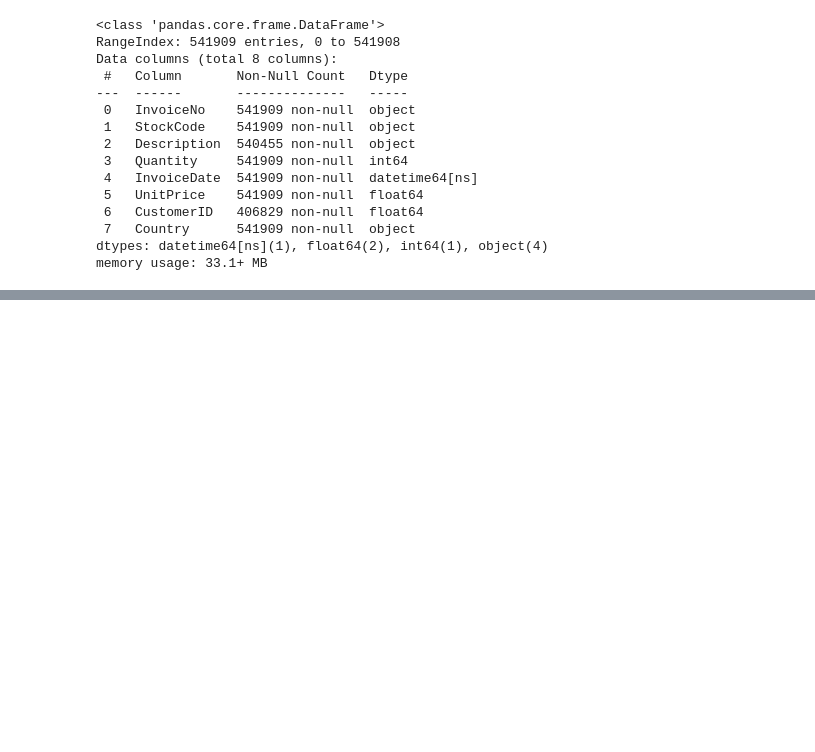
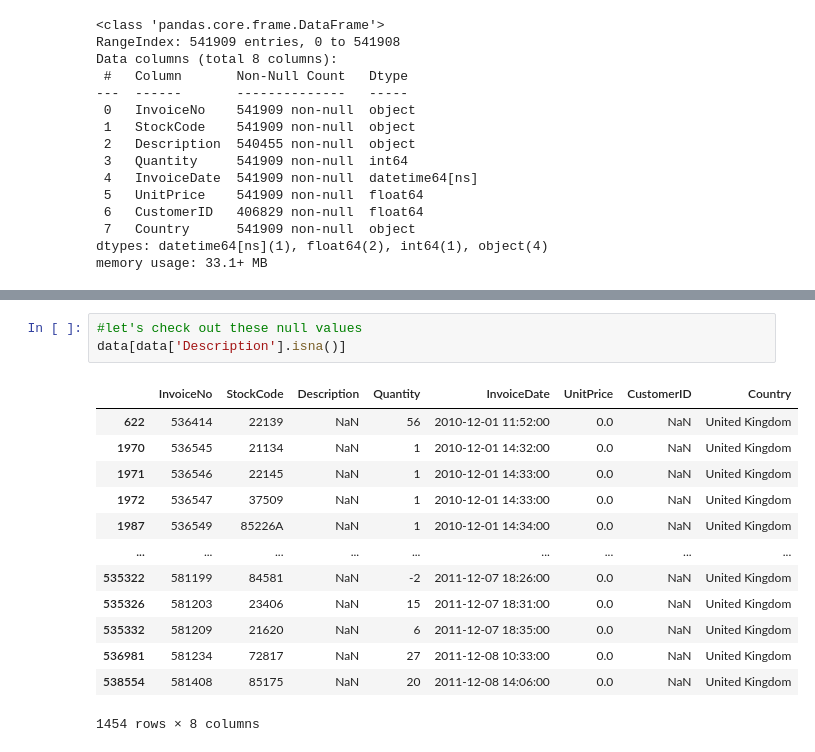
Before and after one commit to ajayn3300/Customer_Segmentation---Clustering, a Jupyter notebook: Online_Retail_Customer_Segmentation_Capstone_Project.ipynb, the cells around one changed output, grey strips where cells are left out. Saved outputs shown, nothing was run; the diff lists cells and outputs as text; blank space fills up the shorter version.

```diff
--- a/Online_Retail_Customer_Segmentation_Capstone_Project.ipynb
+++ b/Online_Retail_Customer_Segmentation_Capstone_Project.ipynb
@@ -91,0 +117,17 @@ memory usage: 33.1+ MB
+# %%
+#let's check out these null values
+data[data['Description'].isna()]
+# %% [output]
+|  | InvoiceNo | StockCode | Description | Quantity | InvoiceDate | UnitPrice | CustomerID | Country |
+| 622 | 536414 | 22139 | NaN | 56 | 2010-12-01 11:52:00 | 0.0 | NaN | United Kingdom |
+| 1970 | 536545 | 21134 | NaN | 1 | 2010-12-01 14:32:00 | 0.0 | NaN | United Kingdom |
+| 1971 | 536546 | 22145 | NaN | 1 | 2010-12-01 14:33:00 | 0.0 | NaN | United Kingdom |
+| 1972 | 536547 | 37509 | NaN | 1 | 2010-12-01 14:33:00 | 0.0 | NaN | United Kingdom |
+| 1987 | 536549 | 85226A | NaN | 1 | 2010-12-01 14:34:00 | 0.0 | NaN | United Kingdom |
+| ... | ... | ... | ... | ... | ... | ... | ... | ... |
+| 535322 | 581199 | 84581 | NaN | -2 | 2011-12-07 18:26:00 | 0.0 | NaN | United Kingdom |
+| 535326 | 581203 | 23406 | NaN | 15 | 2011-12-07 18:31:00 | 0.0 | NaN | United Kingdom |
+| 535332 | 581209 | 21620 | NaN | 6 | 2011-12-07 18:35:00 | 0.0 | NaN | United Kingdom |
+| 536981 | 581234 | 72817 | NaN | 27 | 2011-12-08 10:33:00 | 0.0 | NaN | United Kingdom |
+| 538554 | 581408 | 85175 | NaN | 20 | 2011-12-08 14:06:00 | 0.0 | NaN | United Kingdom |
+1454 rows × 8 columns
```
Also changed, not shown: parts of 13 cells of this notebook.
